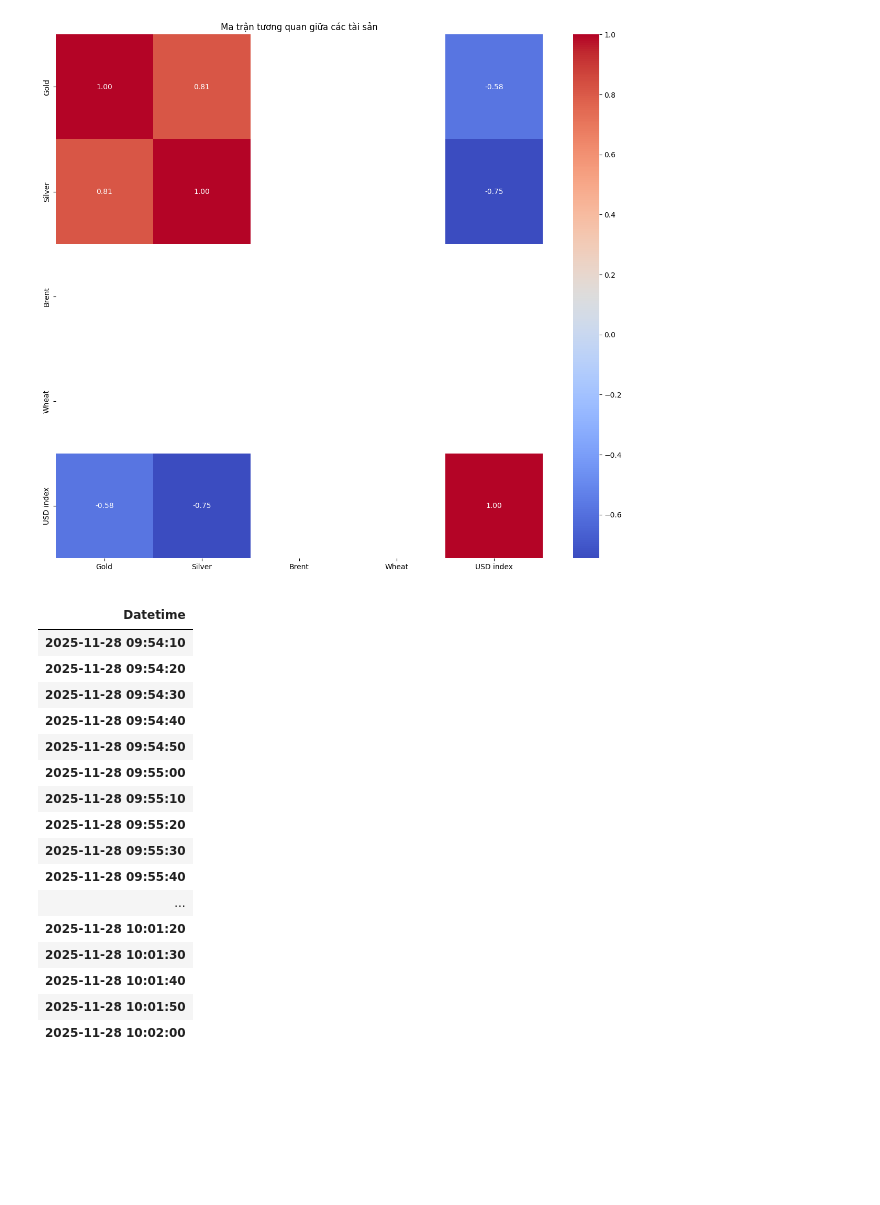
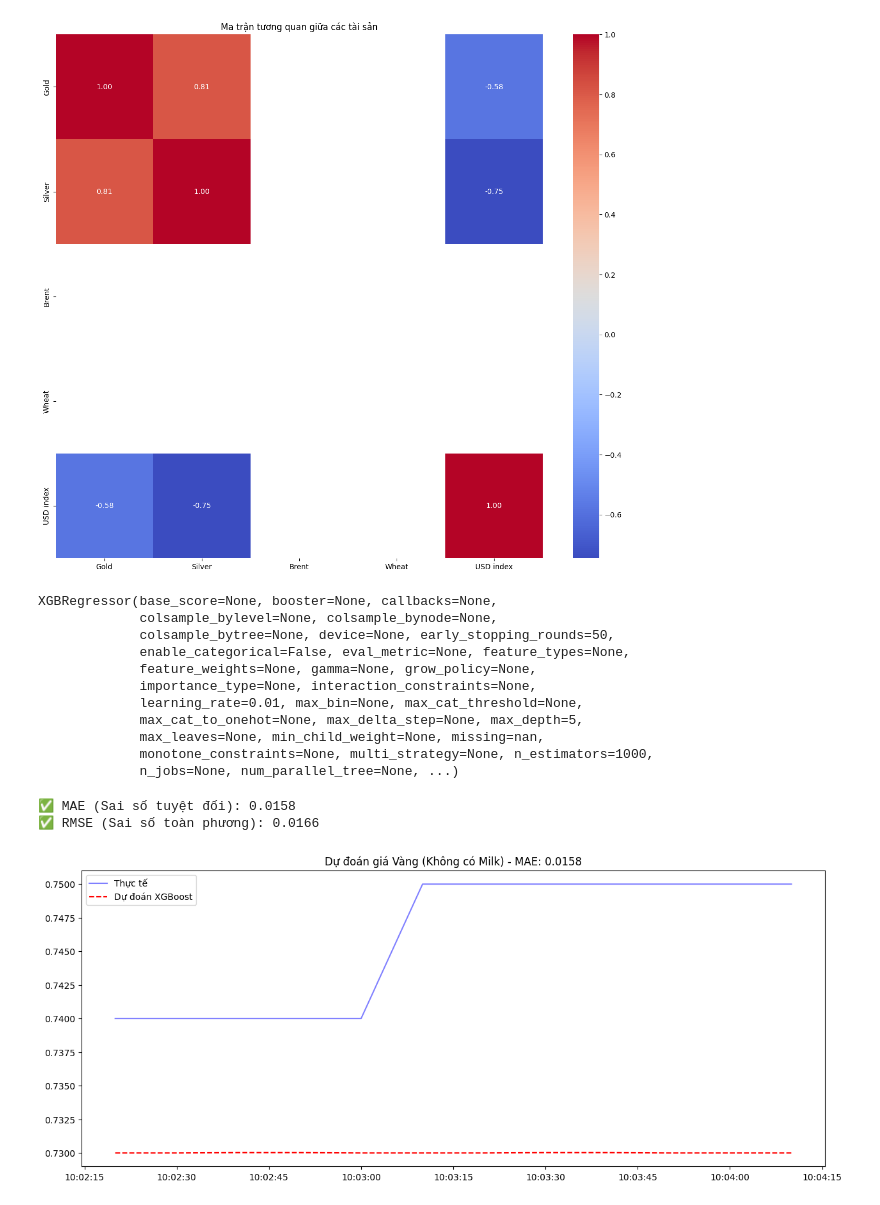
Before and after one commit to alice1204/TTCN2, a Jupyter notebook: nhap'/XGBoost.ipynb, the cells around one changed output. Saved outputs shown, nothing was run; the diff lists cells and outputs as text; code cells hidden in the pictures; blank space fills up the shorter version.

```diff
--- a/nhap'/XGBoost.ipynb
+++ b/nhap'/XGBoost.ipynb
@@ -50,23 +48,50 @@ train_size = int(len(df) * 0.8)
 X_train, X_test = X.iloc[:train_size], X.iloc[train_size:]
 y_train, y_test = y.iloc[:train_size], y.iloc[train_size:]
 # %%
-X_train
+# 5. TRAIN MODEL
+model = xgb.XGBRegressor(
+    n_estimators=1000,
+    learning_rate=0.01,
+    max_depth=5,
+    early_stopping_rounds=50,
+    random_state=42
+)
+
+model.fit(
+    X_train, y_train,
+    eval_set=[(X_train, y_train), (X_test, y_test)],
+    verbose=False
+)
 # %% [output]
-|  |
-| Datetime |
-| 2025-11-28 09:54:10 |
-| 2025-11-28 09:54:20 |
-| 2025-11-28 09:54:30 |
-| 2025-11-28 09:54:40 |
-| 2025-11-28 09:54:50 |
-| 2025-11-28 09:55:00 |
-| 2025-11-28 09:55:10 |
-| 2025-11-28 09:55:20 |
-| 2025-11-28 09:55:30 |
-| 2025-11-28 09:55:40 |
-| ... |
-| 2025-11-28 10:01:20 |
-| 2025-11-28 10:01:30 |
-| 2025-11-28 10:01:40 |
-| 2025-11-28 10:01:50 |
-| 2025-11-28 10:02:00 |
+XGBRegressor(base_score=None, booster=None, callbacks=None,
+             colsample_bylevel=None, colsample_bynode=None,
+             colsample_bytree=None, device=None, early_stopping_rounds=50,
+             enable_categorical=False, eval_metric=None, feature_types=None,
+             feature_weights=None, gamma=None, grow_policy=None,
+             importance_type=None, interaction_constraints=None,
+             learning_rate=0.01, max_bin=None, max_cat_threshold=None,
+             max_cat_to_onehot=None, max_delta_step=None, max_depth=5,
+             max_leaves=None, min_child_weight=None, missing=nan,
+             monotone_constraints=None, multi_strategy=None, n_estimators=1000,
+             n_jobs=None, num_parallel_tree=None, ...)
+# %%
+# 6. ĐÁNH GIÁ
+predictions = model.predict(X_test)
+rmse = np.sqrt(mean_squared_error(y_test, predictions))
+mae = mean_absolute_error(y_test, predictions)
+
+print(f"✅ MAE (Sai số tuyệt đối): {mae:.4f}")
+print(f"✅ RMSE (Sai số toàn phương): {rmse:.4f}")
+# %% [output]
+✅ MAE (Sai số tuyệt đối): 0.0158
+✅ RMSE (Sai số toàn phương): 0.0166
+# %%
+# 7. VẼ KẾT QUẢ
+plt.figure(figsize=(15, 6))
+plt.plot(y_test.index, y_test.values, label='Thực tế', color='blue', alpha=0.5)
+plt.plot(y_test.index, predictions, label='Dự đoán XGBoost', color='red', linestyle='--')
+plt.title(f'Dự đoán giá Vàng (Không có Milk) - MAE: {mae:.4f}')
+plt.legend()
+plt.show()
+# %% [output]
+[figure, added]
```
Also changed, not shown: parts of 3 cells of this notebook, 6 other files.
